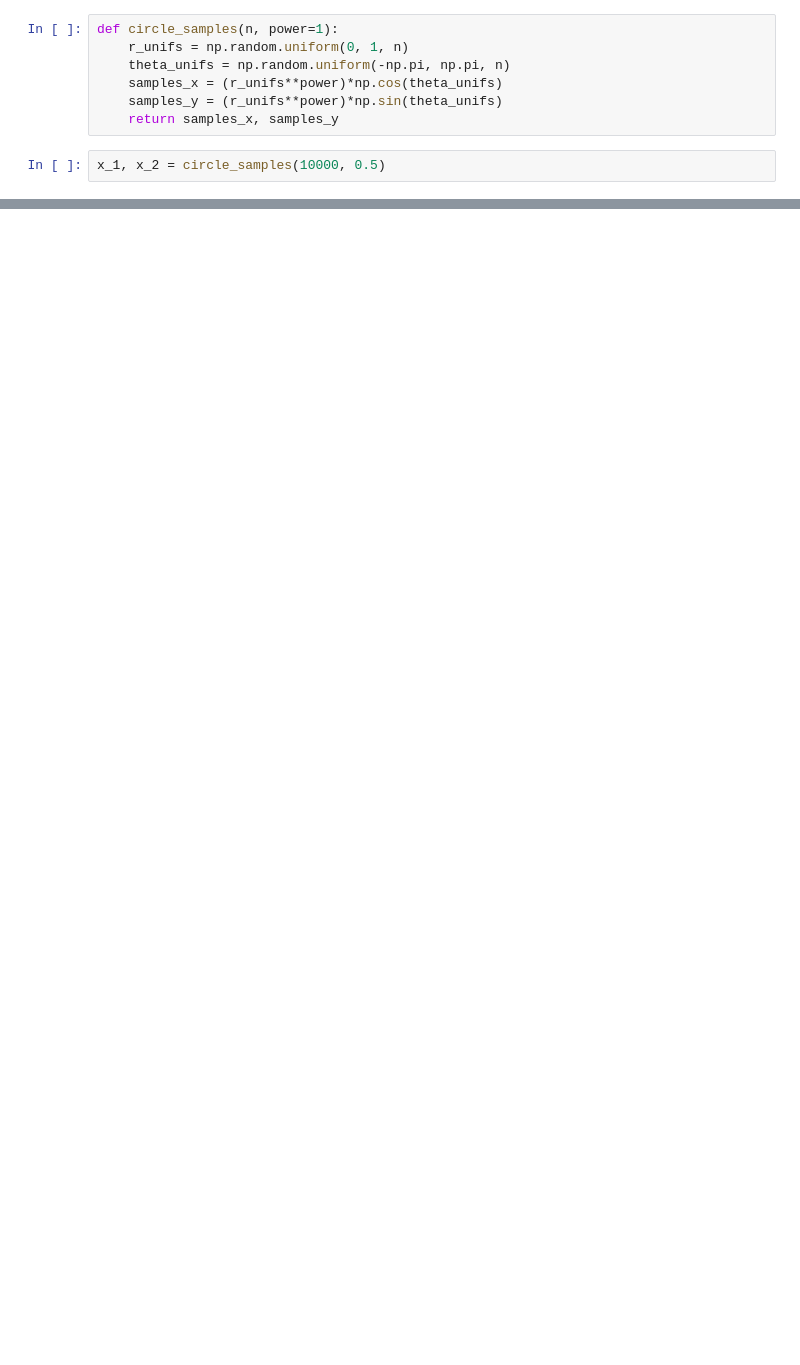
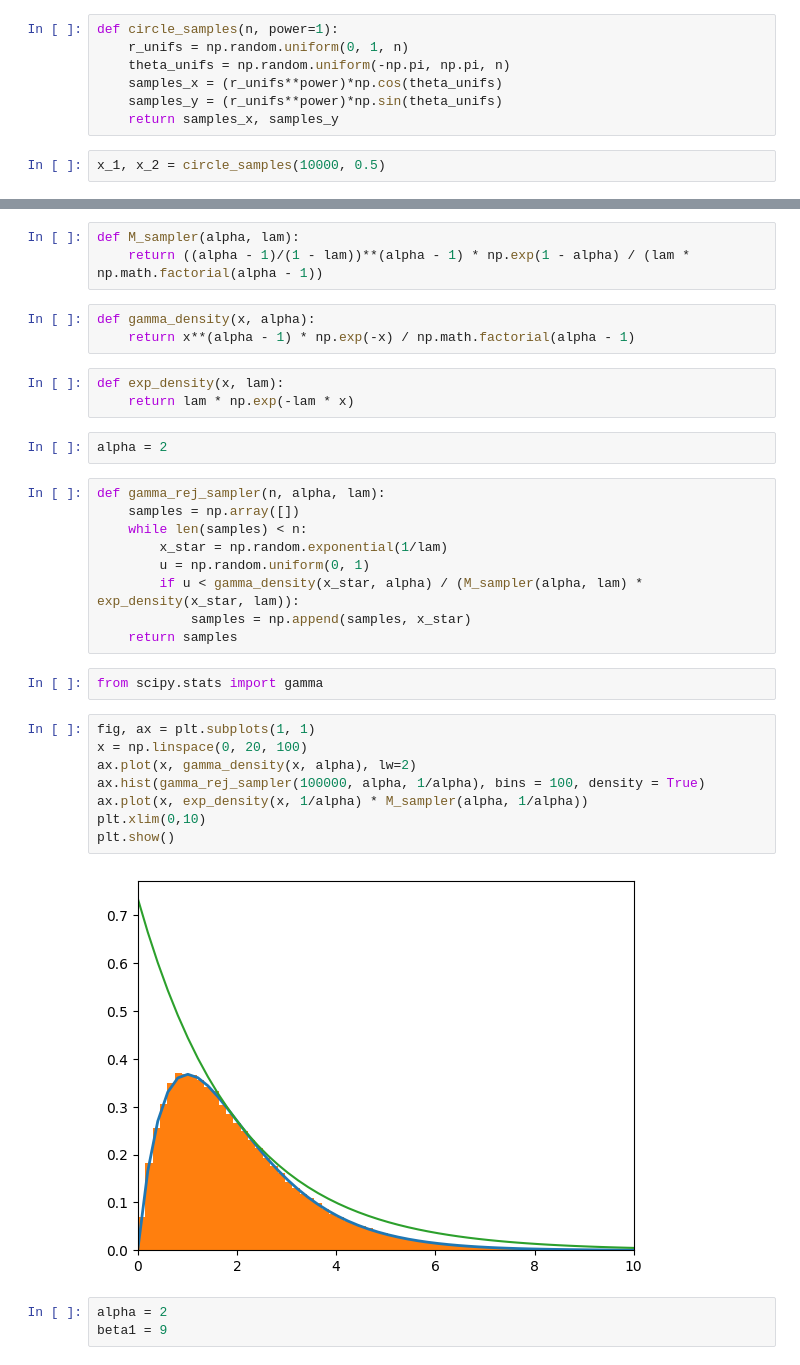
Before and after one commit to callieham/Year-3, a Jupyter notebook: Stochastic/Stochastic Simulation Problem Sheets.ipynb, the cells around one changed output, grey strips where cells are left out. Saved outputs shown, nothing was run; the diff lists cells and outputs as text; blank space fills up the shorter version.

```diff
--- a/Stochastic/Stochastic Simulation Problem Sheets.ipynb
+++ b/Stochastic/Stochastic Simulation Problem Sheets.ipynb
@@ -97,0 +98,35 @@ plt.gca().set_aspect('equal')
+# %%
+def M_sampler(alpha, lam):
+    return ((alpha - 1)/(1 - lam))**(alpha - 1) * np.exp(1 - alpha) / (lam * np.math.factorial(alpha - 1))
+# %%
+def gamma_density(x, alpha):
+    return x**(alpha - 1) * np.exp(-x) / np.math.factorial(alpha - 1)
+# %%
+def exp_density(x, lam):
+    return lam * np.exp(-lam * x)
+# %%
+alpha = 2
+# %%
+def gamma_rej_sampler(n, alpha, lam):
+    samples = np.array([])
+    while len(samples) < n:
+        x_star = np.random.exponential(1/lam)
+        u = np.random.uniform(0, 1)
+        if u < gamma_density(x_star, alpha) / (M_sampler(alpha, lam) * exp_density(x_star, lam)):
+            samples = np.append(samples, x_star)
+    return samples
+# %%
+from scipy.stats import gamma
+# %%
+fig, ax = plt.subplots(1, 1)
+x = np.linspace(0, 20, 100)
+ax.plot(x, gamma_density(x, alpha), lw=2)
+ax.hist(gamma_rej_sampler(100000, alpha, 1/alpha), bins = 100, density = True)
+ax.plot(x, exp_density(x, 1/alpha) * M_sampler(alpha, 1/alpha))
+plt.xlim(0,10)
+plt.show()
+# %% [output]
+[figure, added]
+# %%
+alpha = 2
+beta1 = 9
```
Also changed, not shown: parts of 61 cells of this notebook, 55 other files.
